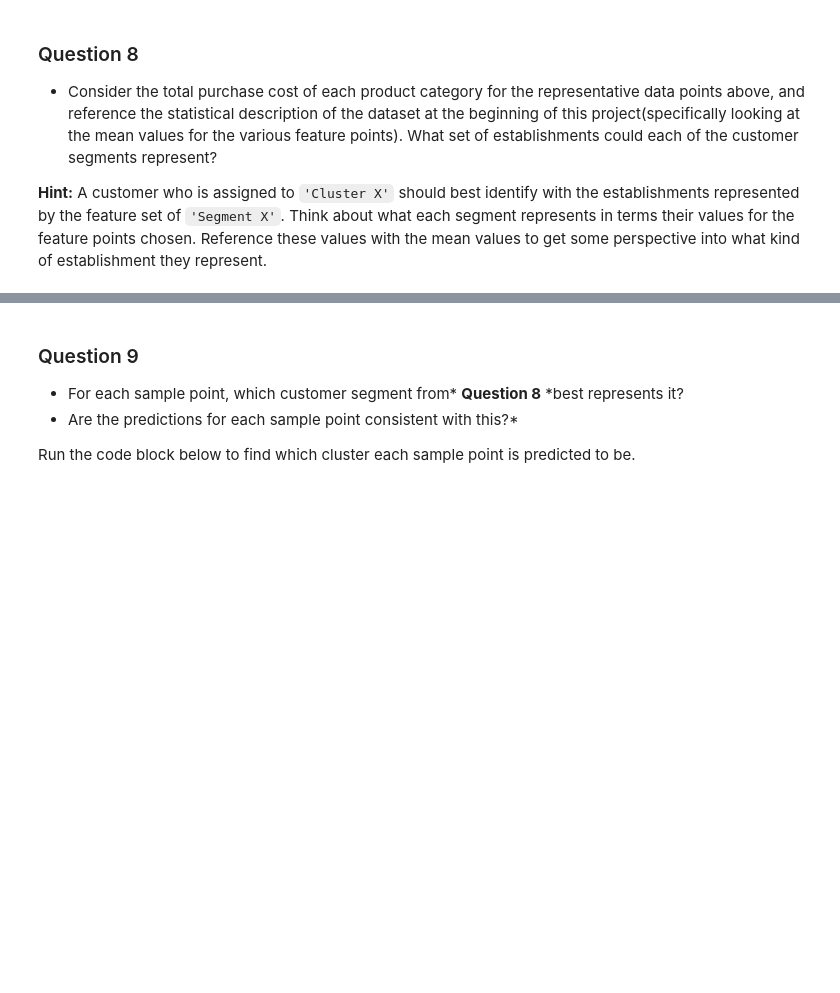
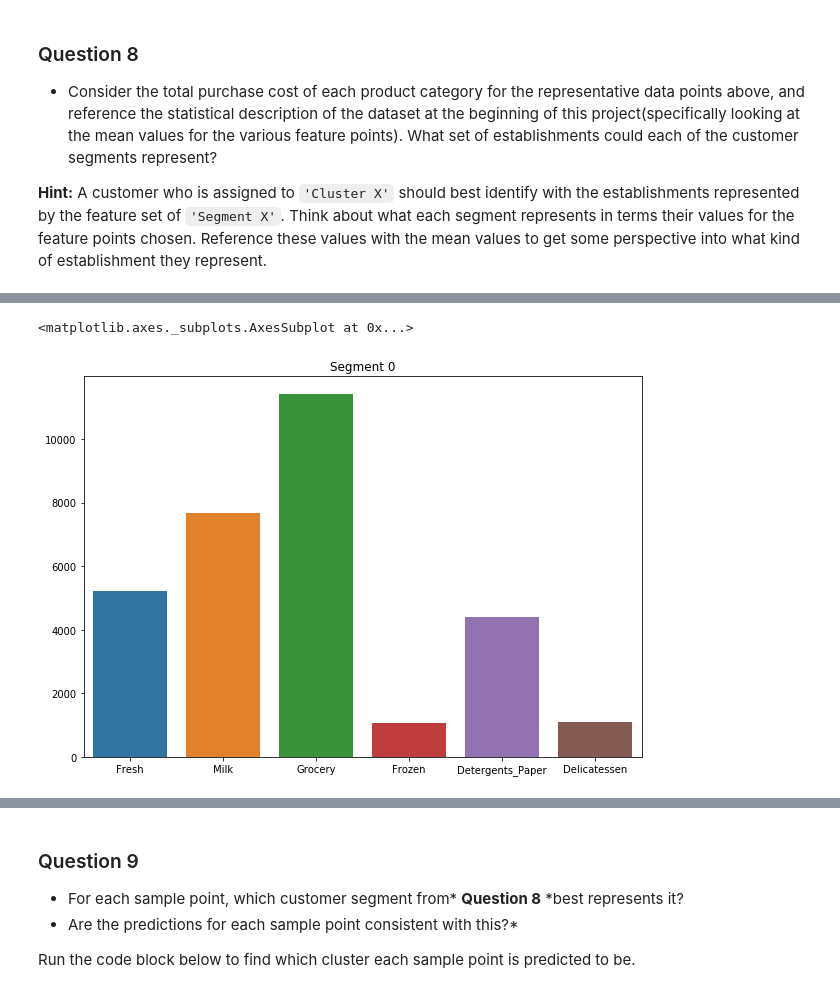
Before and after one commit to bluebehree/udacity-machine-learning-nd, a Jupyter notebook: customer_segments/customer_segments.ipynb, the cells around one changed output, grey strips where cells are left out. Cells and saved outputs as stored; diff of their text form; code cells hidden in the pictures; blank space fills up the shorter version.

Commit message:
Finish customer_segment project

```diff
--- a/customer_segments/customer_segments.ipynb
+++ b/customer_segments/customer_segments.ipynb
@@ -546,6 +549,15 @@ clusters_df
 # %% [markdown]
 ### Cluster Visualization
 Once you've chosen the optimal number of clusters for your clustering algorithm using the scoring metric above, you can now visualize the results by executing the code block below. Note that, for experimentation purposes, you are welcome to adjust the number of clusters for your clustering algorithm to see various visualizations. The final visualization provided should, however, correspond with the optimal number of clusters.
+# %%
+k = 2
+
+clusterer = mixture.GaussianMixture(n_components=k)
+clusterer.fit(reduced_data)
+preds = clusterer.predict(reduced_data)
+centers = clusterer.means_
+sample_preds = clusterer.predict(pca_samples)
+score = silhouette_score(reduced_data, preds)
 # %%
 # Display the results of the clustering from implementation
 vs.cluster_results(reduced_data, preds, centers, pca_samples)
@@ -558,10 +572,10 @@ In the code block below, you will need to implement the following:
  - Apply the inverse function of `np.log` to `log_centers` using `np.exp` and assign the true centers to `true_centers`.
 # %%
 # TODO: Inverse transform the centers
-log_centers = None
+log_centers = pca.inverse_transform(centers)
 
 # TODO: Exponentiate the centers
-true_centers = None
+true_centers = np.exp(log_centers)
 
 # Display the true centers
 segments = ['Segment {}'.format(i) for i in range(0,len(centers))]
@@ -578,0 +607,7 @@ display(true_centers)
+# %%
+plt.figure(figsize=(10,7))
+plt.title('Segment 0')
+sns.barplot(x=true_centers.columns.values, y=true_centers.iloc[0].values)
+# %% [output]
+<matplotlib.axes._subplots.AxesSubplot at 0x...>
+[figure, added]
```
Also changed, not shown: parts of 24 cells of this notebook, 1 other file.
